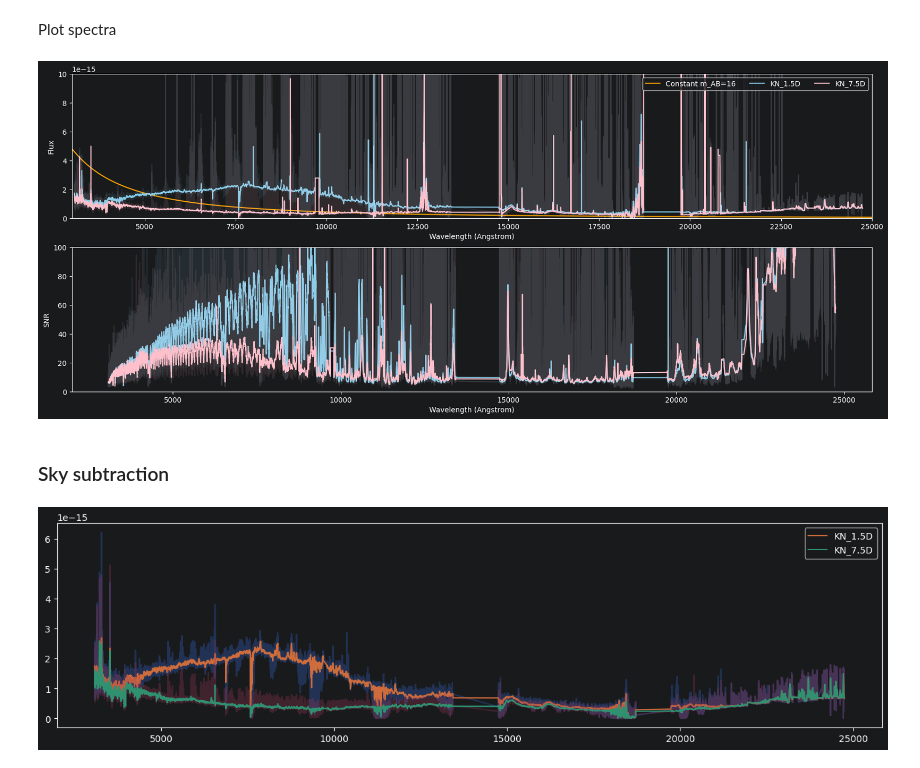
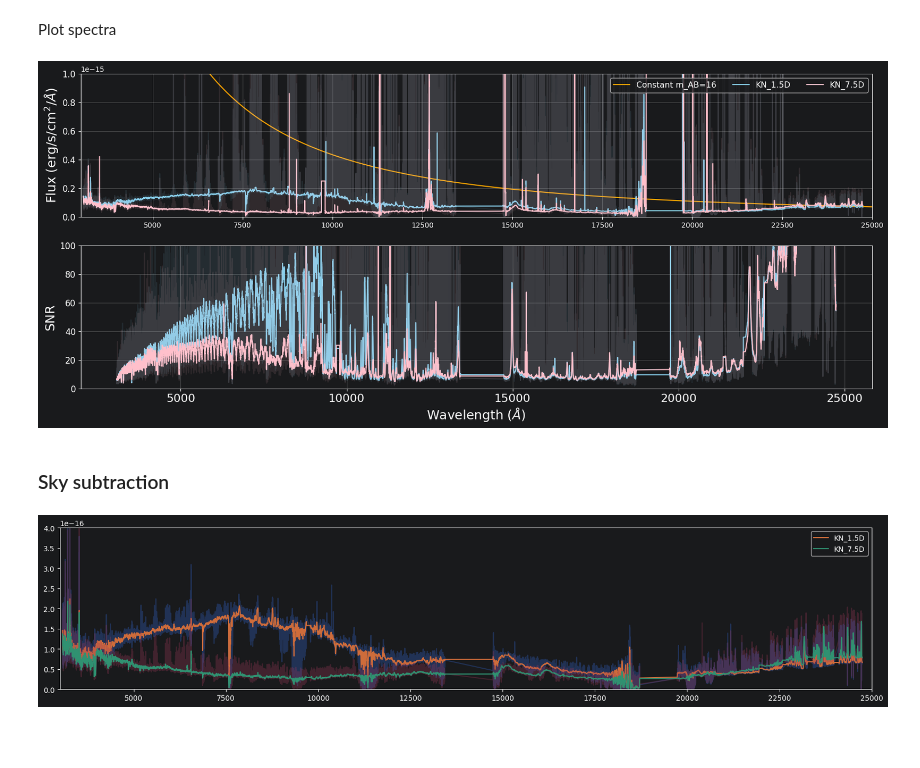
Before and after one commit to CaltechOpticalObservatories/zs-scopesim, a Jupyter notebook: notebooks/01_Kilonovae.ipynb, the cells around one changed output. Saved outputs shown, nothing was run; the diff lists cells and outputs as text; code cells hidden in the pictures; blank space fills up the shorter version.

```diff
--- a/notebooks/01_Kilonovae.ipynb
+++ b/notebooks/01_Kilonovae.ipynb
@@ -220,7 +220,9 @@ if overwrite_cals or len(sorted(output_dir.glob("*bias*")))!=6:
         _, _ = PlotScene().from_source(LAMP)
         _, _ = plot_readout_overview(arcs_hdul,
                                         titles=[f"arcs {chan}" for chan in ["BLUE", "GREEN", "RED", "YJ", "H", "K"]])
+        _, _ = PlotScene().from_source(DOMEFLAT)
         _, _ = plot_readout_overview(domeflat_hdul,
                                         titles=[f"domeflat {chan}" for chan in ["BLUE", "GREEN", "RED", "YJ", "H", "K"]])
+        _, _ = PlotScene().from_source(STANDARD)
         _, _ = plot_readout_overview(std_hdul,
                                         titles=[f"standard {chan}" for chan in ["BLUE", "GREEN", "RED", "YJ", "H", "K"]])
@@ -362,6 +369,15 @@ Plot spectra
 from scipy.ndimage import median_filter
 
 fig, ax = plt.subplots(2,1, figsize=(20,8))
+ax[0].grid(True)
+ax[1].grid(True)
+ax[0].tick_params(axis='y', labelsize=12)
+ax[1].tick_params(axis='y', labelsize=12)
+ax[1].tick_params(axis='x', labelsize=16)
+ax[0].set_ylabel('Flux (erg/s/cm$^2/\AA$)', fontsize=18)
+ax[1].set_ylabel('SNR', fontsize=18)
+ax[1].set_xlabel('Wavelength ($\AA$)', fontsize=18)
+
 ax[0].plot(reference_wave, reference_flux, label='Constant m_AB=16', color='orange')
 
 for objname, color in zip(["KN_1.5D", "KN_7.5D"], ["skyblue", "pink"]):
@@ -372,40 +388,37 @@ for objname, color in zip(["KN_1.5D", "KN_7.5D"], ["skyblue", "pink"]):
     ax[1].plot(sp.wave, snr, alpha=0.1, color=color)
     ax[1].plot(sp.wave, median_filter(snr , 101), color=color)
 
-ax[0].set_ylabel('Flux')
-ax[0].set_xlabel('Wavelength (Angstrom)')
-ax[1].set_ylabel('SNR')
-ax[1].set_xlabel('Wavelength (Angstrom)')
-ax[0].legend()
 ax[0].set_xlim(3000, 25000)
-ax[0].set_ylim(0, 1e-14)
+ax[0].set_ylim(0, 1e-15)
 ax[1].set_ylim(0, 100)
-ax[0].legend(ncol=5)
+ax[0].legend(ncol=3, fontsize=11.5)
 plt.show()
 # %% [output]
-[figure, old version]
+[figure, new version]
 # %% [markdown]
 ### Sky subtraction
 # %%
 import importlib
 import zsdrp.steps
 importlib.reload(zsdrp.steps)
 from zsdrp.steps import fit_smooth_continuum
 from astropy.stats import sigma_clip
 
 sky = final_spectra[f"SKY"].data[0]
 skycont = fit_smooth_continuum(deepcopy(sky.wave), deepcopy(sky.spec), n_knots=10)(sky.wave)
 skycont = 10**skycont
 linespec = sky.spec / skycont
 lineclip = sigma_clip(linespec, sigma=3.0)
 sel = ~lineclip.mask
 
-plt.figure(figsize=(16,4))
+plt.figure(figsize=(20,4))
 for objname in ["KN_1.5D", "KN_7.5D"]:
     sp = final_spectra[objname].data[0]
     plt.plot(sp.wave[sel], sp.spec[sel], alpha=0.3)
     plt.plot(sp.wave[sel], median_filter(sp.spec[sel], 51), label=objname)
 plt.legend()
+plt.xlim(3000, 25000)
+plt.ylim(0, 0.4e-15)
 plt.show()
 # %% [output]
-[figure, old version]
+[figure, new version]
```
Also changed, not shown: parts of 1 cell of this notebook, 1 other file.
